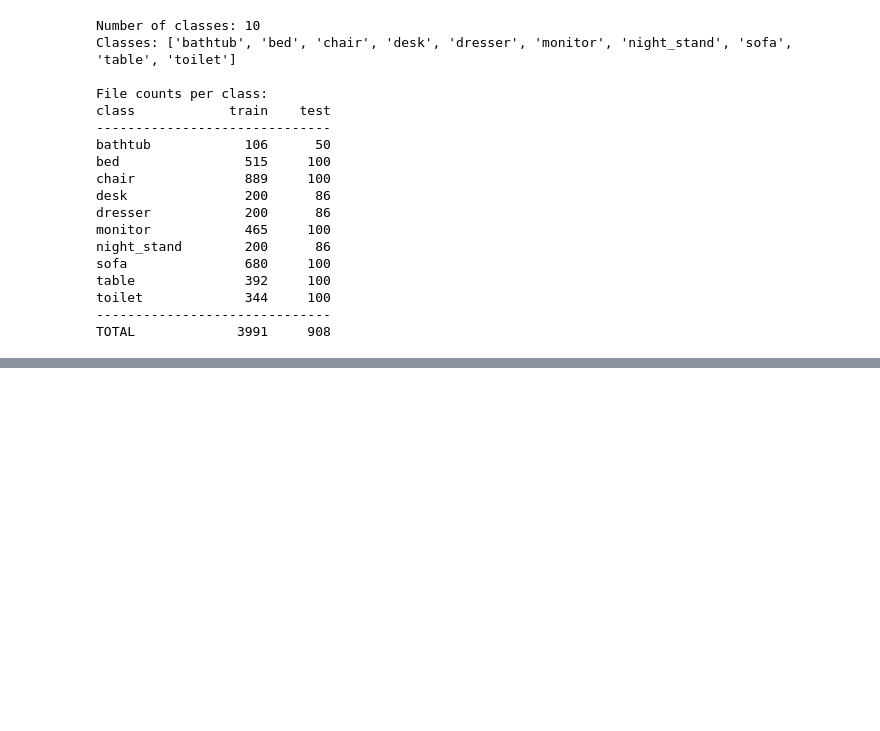
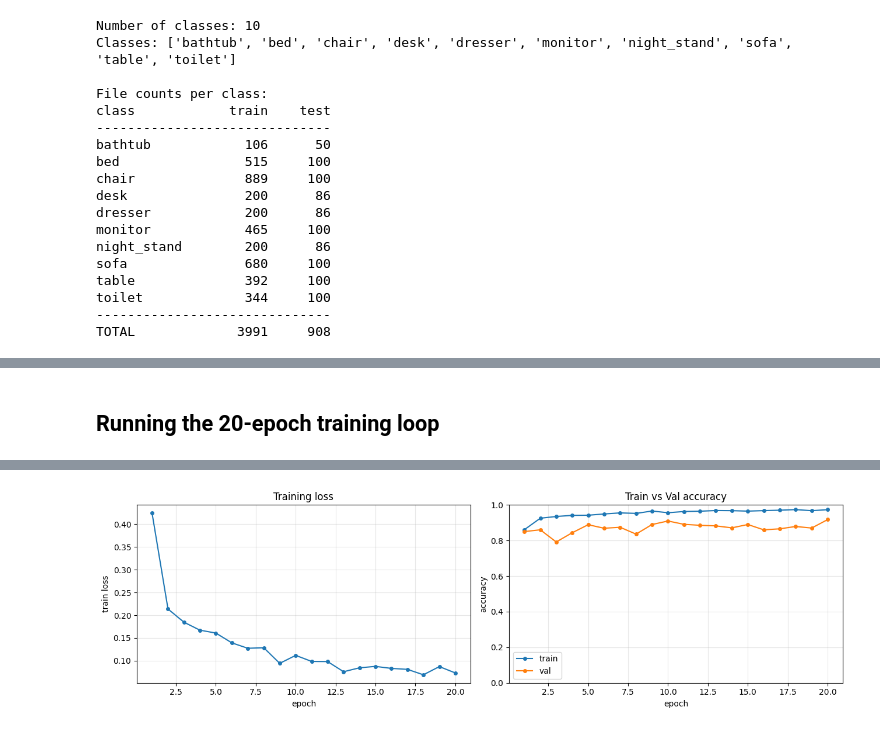
Before and after one commit to Vatsy05/3D-Object-Detection, a Jupyter notebook: notebooks/PointCloudPointNet.ipynb, the cells around one changed output, grey strips where cells are left out. Drawn from its saved outputs; the diff is of its cells as text; code cells hidden in the pictures; blank space fills up the shorter version.

```diff
--- a/notebooks/PointCloudPointNet.ipynb
+++ b/notebooks/PointCloudPointNet.ipynb
@@ -151,0 +460,77 @@ TOTAL             3991     908
+# %% [markdown]
+## Running the 20-epoch training loop
+# %%
+import torch.nn.functional as F
+
+CHECKPOINT_DIR = os.path.join(PROJECT_ROOT, "checkpoints")
+os.makedirs(CHECKPOINT_DIR, exist_ok=True)
+best_path = os.path.join(CHECKPOINT_DIR, "pointnet_v1_best.pt")
+
+# Fresh model + optimizer
+model = PointNetV1(num_classes=10).to(device)
+optimizer = torch.optim.Adam(model.parameters(), lr=1e-3)
+
+NUM_EPOCHS = 20
+history = {"train_loss": [], "train_acc": [], "val_acc": []}
+best_val_acc = 0.0
+
+print(f"Training PointNet v1 — {NUM_EPOCHS} epochs on {device}")
+print(f"Train: {len(train_cached)} samples  |  Test: {len(test_cached)} samples\n")
+print(f"{'epoch':>5}  {'train_loss':>11}  {'train_acc':>10}  {'val_acc':>9}  {'time':>7}")
+print("-" * 55)
+
+for epoch in range(1, NUM_EPOCHS + 1):
+    t0 = time.time()
+
+    # ---- Train ----
+    model.train()
+    loss_sum, correct, total = 0.0, 0, 0
+    for pts, lbls in train_loader:
+        pts, lbls = pts.to(device), lbls.to(device)
+        optimizer.zero_grad()
+        logits = model(pts)
+        loss = F.cross_entropy(logits, lbls)
+        loss.backward()
+        optimizer.step()
+        loss_sum += loss.item() * pts.size(0)
+        correct  += (logits.argmax(1) == lbls).sum().item()
+        total    += pts.size(0)
+    train_loss = loss_sum / total
+    train_acc  = correct  / total
+
+    # ---- Validate ----
+    model.eval()
+    val_correct, val_total = 0, 0
+    with torch.no_grad():
+        for pts, lbls in test_loader:
+            pts, lbls = pts.to(device), lbls.to(device)
+            val_correct += (model(pts).argmax(1) == lbls).sum().item()
+            val_total   += pts.size(0)
+    val_acc = val_correct / val_total
+
+    history["train_loss"].append(train_loss)
+    history["train_acc"].append(train_acc)
+    history["val_acc"].append(val_acc)
+
+    flag = ""
+    if val_acc > best_val_acc:
+        best_val_acc = val_acc
+        torch.save(model.state_dict(), best_path)
+        flag = "  *"
+
+    print(f"{epoch:>5}  {train_loss:>11.4f}  {train_acc:>10.4f}  {val_acc:>9.4f}  {time.time()-t0:>6.1f}s{flag}")
+
+print(f"\nBest val_acc: {best_val_acc:.4f}  (checkpoint: {best_path})")
+
+# ---- Plot loss + accuracy curves ----
+fig, (ax1, ax2) = plt.subplots(1, 2, figsize=(13, 4))
+ep = range(1, NUM_EPOCHS + 1)
+ax1.plot(ep, history["train_loss"], "-o", markersize=4)
+ax1.set(xlabel="epoch", ylabel="train loss", title="Training loss")
+ax1.grid(alpha=0.3)
+ax2.plot(ep, history["train_acc"], "-o", markersize=4, label="train")
+ax2.plot(ep, history["val_acc"],   "-o", markersize=4, label="val")
+ax2.set(xlabel="epoch", ylabel="accuracy", title="Train vs Val accuracy", ylim=(0, 1))
+ax2.legend(); ax2.grid(alpha=0.3)
+plt.tight_layout(); plt.show()
+# %% [output]
@@ -151,0 +554 @@ TOTAL             3991     908
+[figure, added]
```
Also changed, not shown: parts of 9 cells of this notebook.
